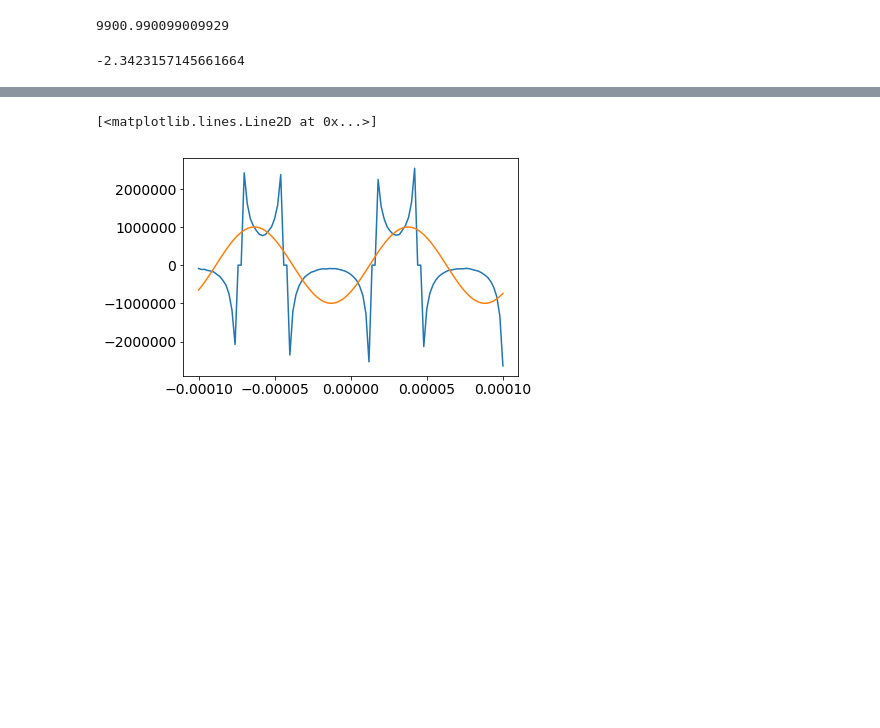
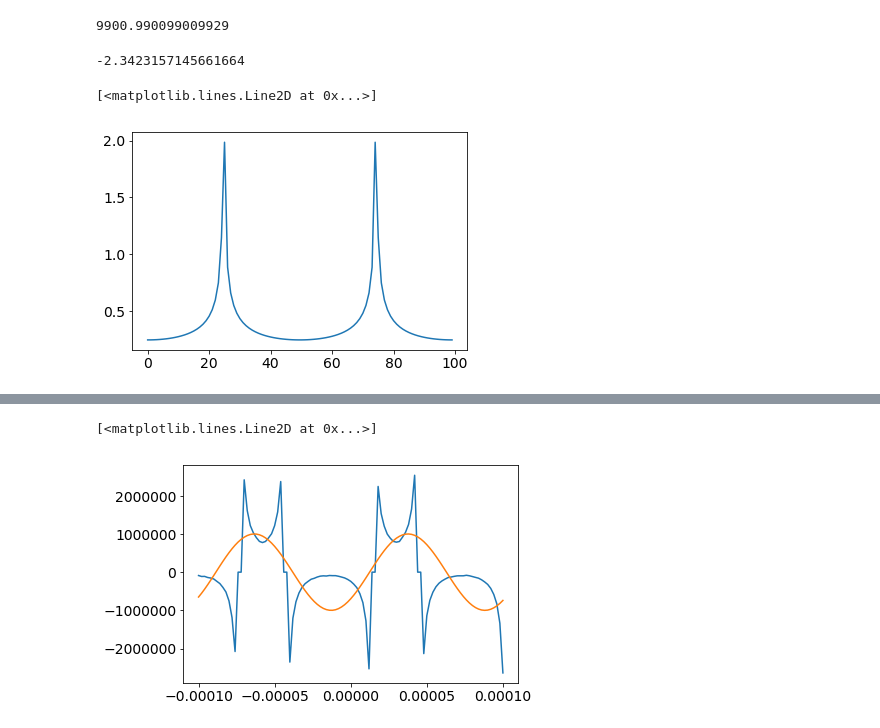
Before and after one commit to vdrhtc/Computer-vision-paper, a Jupyter notebook: Plots.ipynb, the cells around one changed output, grey strips where cells are left out. Saved outputs shown, nothing was run; the diff lists cells and outputs as text; code cells hidden in the pictures; blank space fills up the shorter version.

```diff
--- a/Plots.ipynb
+++ b/Plots.ipynb
@@ -332,3 +332,13 @@ phi = angle(fft_image)[argmin(abs(freqs-f))]
 phi
 # %% [output]
 -2.3423157145661664
+# %%
+X = linspace(-1,1, 100)
+d = 0.
+Y1 = 5.75*sqrt(abs(cos(pi*X)*sqrt(1+d**2*tan(pi*X)**2)))
+Y2 = (6-0.25/sqrt(abs(cos(pi*X)*sqrt(1+d**2*tan(pi*X)**2))))*sqrt(abs(cos(pi*X)*sqrt(1+d**2*tan(pi*X)**2)))
+# %%
+plot(0.25/sqrt(abs(cos(pi*X)*sqrt(1+d**2*tan(pi*X)**2))))
+# %% [output]
+[<matplotlib.lines.Line2D at 0x...>]
+[figure, added]
```
Also changed, not shown: parts of 1 cell of this notebook, 2 other files.
